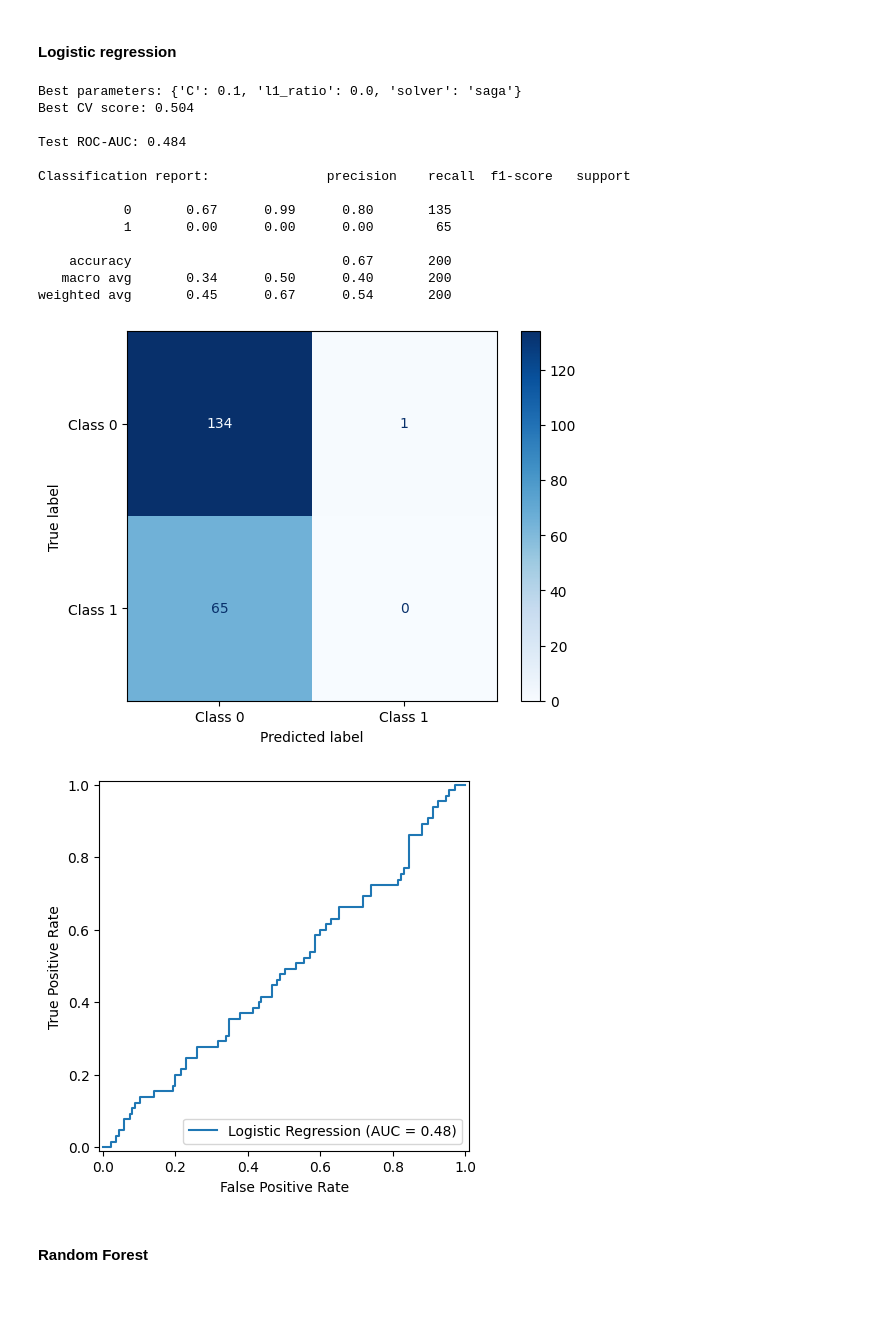
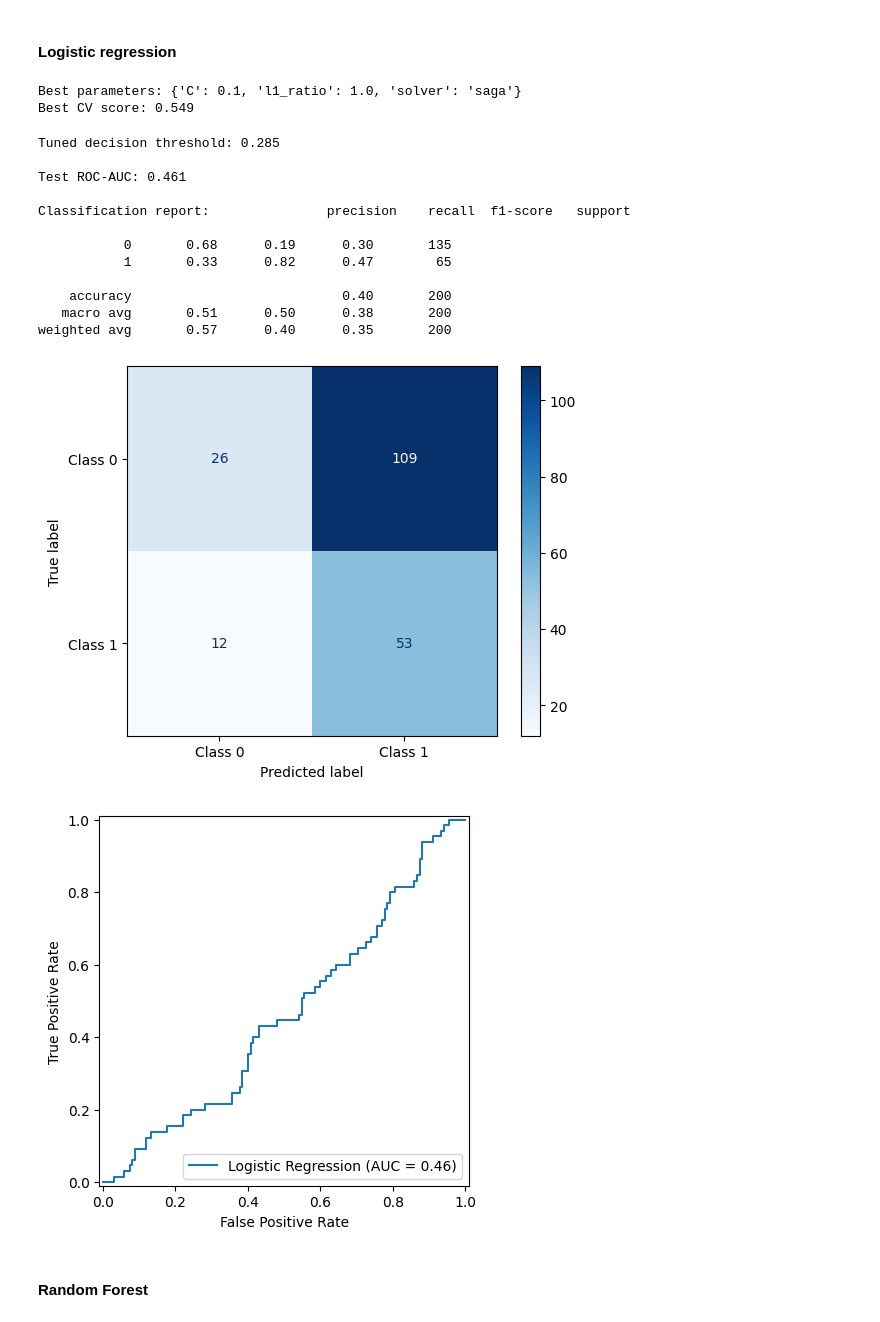
Before and after one commit to SamVanini/Software-defects-data-analysis, a Jupyter notebook: notebooks/data_workflow.ipynb, the cells around one changed output. Cells and saved outputs as stored; diff of their text form; code cells hidden in the pictures.

```diff
--- a/notebooks/data_workflow.ipynb
+++ b/notebooks/data_workflow.ipynb
@@ -30,20 +30,25 @@ import dotenv
 import matplotlib.pyplot as plt
 import os
 from pathlib import Path
-from sklearn.model_selection import (train_test_split, GridSearchCV, RandomizedSearchCV)
+from sklearn.model_selection import (
+    train_test_split, GridSearchCV, RandomizedSearchCV, TunedThresholdClassifierCV
+)
 from sklearn.preprocessing import StandardScaler
 from sklearn.linear_model import LogisticRegression
 from sklearn.ensemble import RandomForestClassifier, GradientBoostingClassifier
 from sklearn.svm import SVC
 from sklearn.metrics import (
     roc_auc_score, roc_curve, confusion_matrix, ConfusionMatrixDisplay,
-    classification_report, RocCurveDisplay
+    classification_report, RocCurveDisplay, precision_score, recall_score, f1_score
 )
 
 dotenv.load_dotenv()
 
 output_dir = os.getenv("OUTPUT_DIR") or ""
 output_path = Path(Path.cwd().parent).joinpath(output_dir)
+
+results_raw = {}   # phase 1: raw features
+results_eng = {}   # phase 2: engineered features
 # %% [markdown]
 ## Step 1: Load Data
 # %%
@@ -53,5 +58,10 @@ data_dir = Path(Path.cwd().parent).joinpath(data_dir)
 
 df = pl.read_csv(Path(data_dir).joinpath(dataset))
 
+# TODO: move in a separate cleaning step
+df = df.filter(pl.col('LOC') > 0)
+df = df.filter(pl.col('LENGTH') > 0)
+df = df.filter(pl.col('VOLUME') > 0)
+
 df
 # %% [output]
@@ -1284,7 +1337,7 @@ df_eng = df_eng.with_columns([
     (pl.col('INT_FAN_IN') + pl.col('INT_FAN_OUT')).alias('COUPLING'),
     (pl.col('VOLUME') * pl.col('DIFFICULTY')).alias('PROGRAM_EFFORT'),
     (pl.col('VOLUME') / (pl.col('DIFFICULTY') + epsilon)).alias('INTELLIGENCE_CONTENT'),
-    (171 - 5.2 * np.log(pl.col('VOLUME')) - 0.23 * pl.col('CYCLO') - 16.2 * np.log(pl.col('LOC'))).alias('MAINTAINABILITY_INDEX')
+    (171 - 5.2 * np.log(pl.col('VOLUME') + epsilon) - 0.23 * pl.col('CYCLO') - 16.2 * np.log(pl.col('LOC'))).alias('MAINTAINABILITY_INDEX')
 ])
 
 df_eng
@@ -1334,55 +1400,66 @@ x_train, x_test, y_train, y_test = train_test_split(
 
 scaler = StandardScaler()
 x_train_scaled = scaler.fit_transform(x_train)
 x_test_scaled = scaler.transform(x_test)
 
 param_grid = {
-    'C': [0.001, 0.01, 0.1, 1, 10, 100, np.inf], # Regularization strength
-    'solver': ['saga'], # Solver that supports all penalties
-    'l1_ratio': [0.0, 0.3, 0.5, 0.7, 1.0] # Only for elasticnet
+    'C': [0.001, 0.01, 0.1, 1, 10, 100, 1000],  # Regularization strength
+    'solver': ['saga'],                            # Supports all penalties
+    'l1_ratio': [0.0, 0.3, 0.5, 0.7, 1.0]        # Mix of L1/L2 (0=L2, 1=L1)
 }
 
-
-model = LogisticRegression(max_iter=10000, random_state=42)
+model = LogisticRegression(penalty='elasticnet', max_iter=10000, random_state=42)
 grid_search = GridSearchCV(model, param_grid, cv=5, scoring='roc_auc', n_jobs=-1)
 grid_search.fit(x_train_scaled, y_train)
 
 print(f"Best parameters: {grid_search.best_params_}")
 print(f"Best CV score: {grid_search.best_score_:.3f}")
 
-y_pred = grid_search.predict(x_test_scaled)
-y_proba = grid_search.predict_proba(x_test_scaled)[:, 1]
+tuned = TunedThresholdClassifierCV(grid_search.best_estimator_, cv=5, scoring='f1')
+tuned.fit(x_train_scaled, y_train)
+print(f"Tuned decision threshold: {tuned.best_threshold_:.3f}")
+
+y_pred = tuned.predict(x_test_scaled)
+y_proba = tuned.predict_proba(x_test_scaled)[:, 1]
 
 cm = confusion_matrix(y_test, y_pred)
 roc_auc = roc_auc_score(y_test, y_proba)
 fpr, tpr, _ = roc_curve(y_test, y_proba)
 
 print(f"\nTest ROC-AUC: {roc_auc:.3f}")
 print(f"\nClassification report: {classification_report(y_test, y_pred, zero_division=1)}")
 
 disp = ConfusionMatrixDisplay(confusion_matrix=cm, display_labels=['Class 0', 'Class 1'])
 disp.plot(cmap='Blues', include_values=True, colorbar=True)
 plt.show()
 
 display = RocCurveDisplay(fpr=fpr, tpr=tpr, roc_auc=roc_auc, name="Logistic Regression")
 display.plot()
 plt.show()
+
+results_eng['Logistic Regression'] = {
+    'ROC-AUC': roc_auc,
+    'Precision (class 1)': precision_score(y_test, y_pred, zero_division=0),
+    'Recall (class 1)':    recall_score(y_test, y_pred, zero_division=0),
+    'F1 (weighted)':       f1_score(y_test, y_pred, average='weighted', zero_division=0),
+}
 # %% [output]
-Best parameters: {'C': 0.1, 'l1_ratio': 0.0, 'solver': 'saga'}
-Best CV score: 0.504
-
-Test ROC-AUC: 0.484
-
-Classification report:               precision    recall  f1-score   support
-
-           0       0.67      0.99      0.80       135
-           1       0.00      0.00      0.00        65
-
-    accuracy                           0.67       200
-   macro avg       0.34      0.50      0.40       200
-weighted avg       0.45      0.67      0.54       200
+Best parameters: {'C': 0.1, 'l1_ratio': 1.0, 'solver': 'saga'}
+Best CV score: 0.549
+Tuned decision threshold: 0.285
+
+Test ROC-AUC: 0.461
+
+Classification report:               precision    recall  f1-score   support
+
+           0       0.68      0.19      0.30       135
+           1       0.33      0.82      0.47        65
+
+    accuracy                           0.40       200
+   macro avg       0.51      0.50      0.38       200
+weighted avg       0.57      0.40      0.35       200
-[figure, old version]
+[figure, new version]
-[figure, old version]
+[figure, new version]
 # %% [markdown]
 #### Random Forest
 # %%
```
Also changed, not shown: parts of 22 cells of this notebook, 5 other files.
